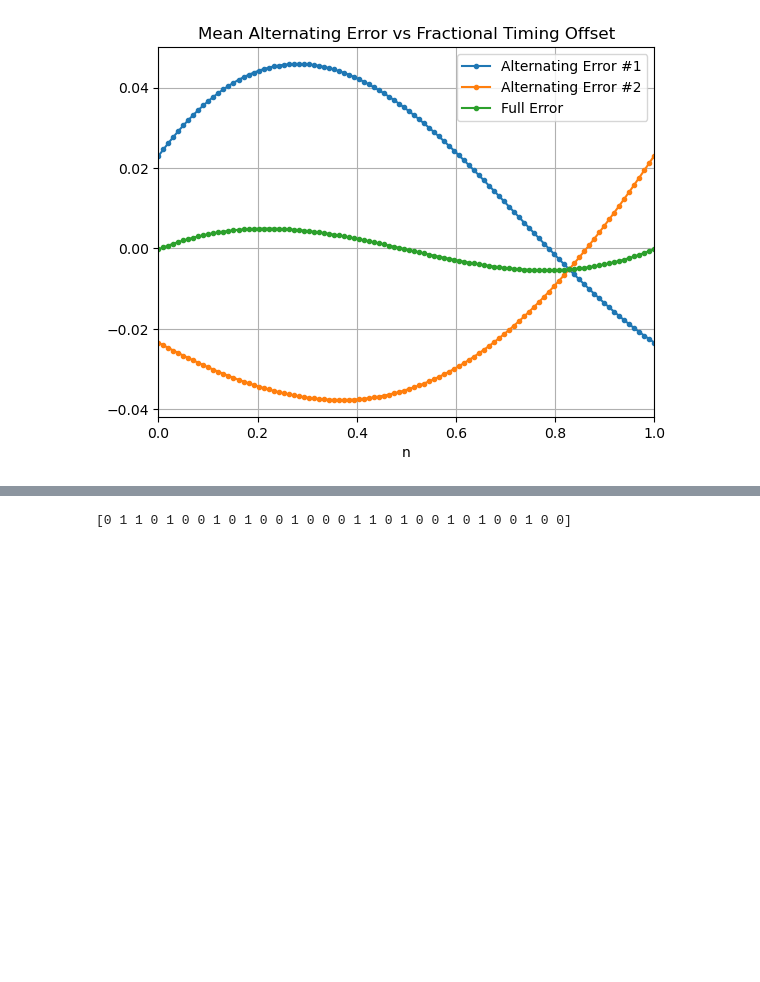
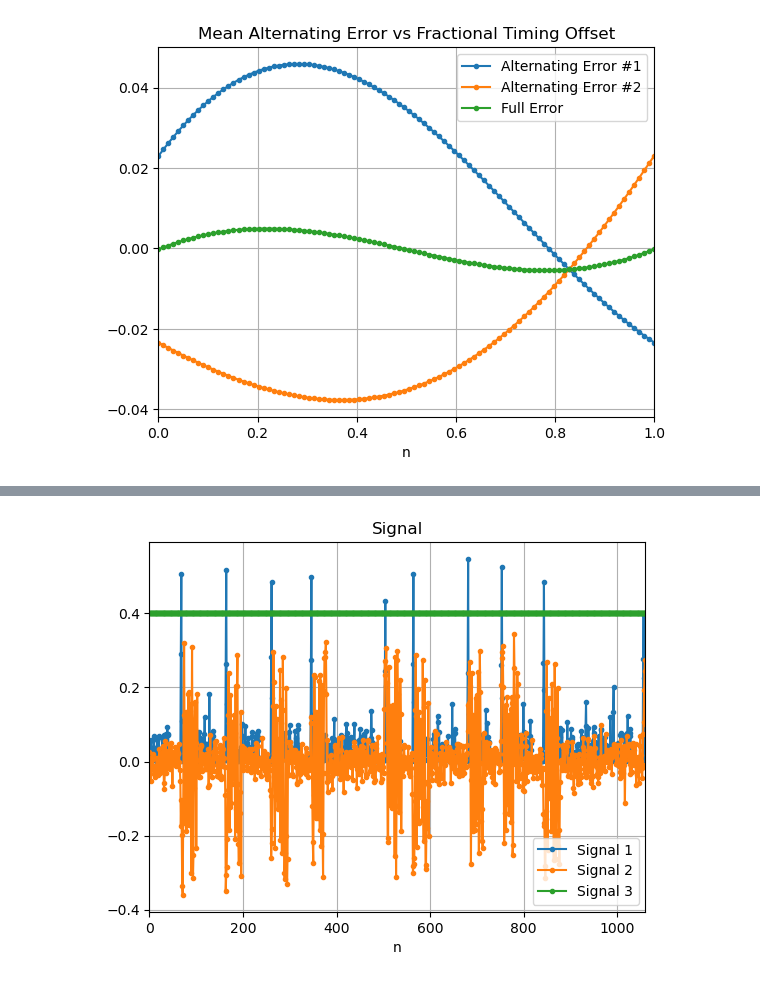
Before and after one commit to cddelong6626/sdr-notebooks, a Jupyter notebook: notebooks/qpsk_sim.ipynb, the cells around one changed output, grey strips where cells are left out. Cells and saved outputs as stored; diff of their text form; code cells hidden in the pictures; blank space fills up the shorter version.

```diff
--- a/notebooks/qpsk_sim.ipynb
+++ b/notebooks/qpsk_sim.ipynb
@@ -493,9 +468,56 @@ NameError: name 'np' is not defined
 # %%
+
+#################################### DETECTION TESTING ####################################
+
+import sys
+sys.path.insert(0, '..')
+
+from scipy import signal
 import numpy as np
+from utils import *
 
-preamble = np.random.randint(2, size=15)
-preamble = np.concat([preamble] * 2)
+# np.random.seed(0)
 
-print(preamble)
+"""Generate Frames"""
+preamble = zadoff_chu(31)
+# preamble = modulate_qpsk(pn(31*2))
+payload = modulate_qpsk(np.random.randint(2, size=100))
+len_payload = 5
+frames = to_frames(preamble, payload, len_payload)
+
+"""Apply channel"""
+sig = apply_fto(frames, 200)
+# sig = np.concat(frames)
+sig = apply_awgn(sig, 10)
+sig = apply_sto(sig, 0.3)
+pct = 0.04
+sig = apply_cfo(sig, pct)
+
+
+"""Run frame detector"""
+t = 0.4 # threshold
+cfd = CorrelationFrameDetector(preamble, len(preamble)+len_payload, t)
+detected_frames = cfd.process(sig)
+
+"""Plot results"""
+t_vec = t * np.ones_like(sig)
+plot_signal(cfd.debug, sig*0.3, t_vec, n_samps=len(sig))
+
+
+
+
+# ccc = CoarseCFOCorrector(preamble)
+# print(ccc.guess(sig))
+# print(ccc.w_est)
+# plot_signal(ccc.test[0])
+# plot_signal(ccc.test[1])
+# plot_signal(ccc.test[2])
+
+# print(np.mean(ccc.test[0]))
+
+# frames_out = np.concatenate(frames)
+# frames_in = np.concatenate(detected_frames)
+
+# plot_signal(frames_out, frames_in)
 # %% [output]
-[0 1 1 0 1 0 0 1 0 1 0 0 1 0 0 0 1 1 0 1 0 0 1 0 1 0 0 1 0 0]
+[figure, added]
```
Also changed, not shown: parts of 2 cells of this notebook, 3 other files.
